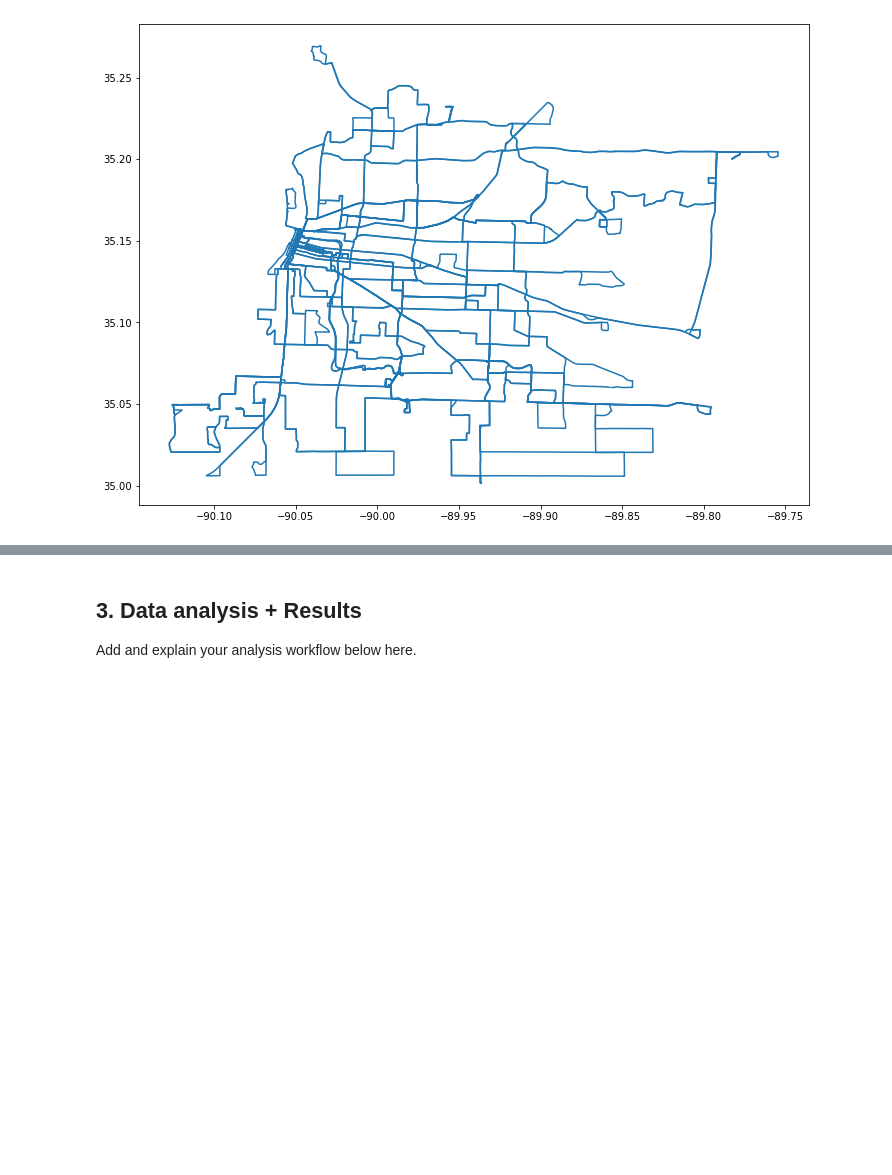
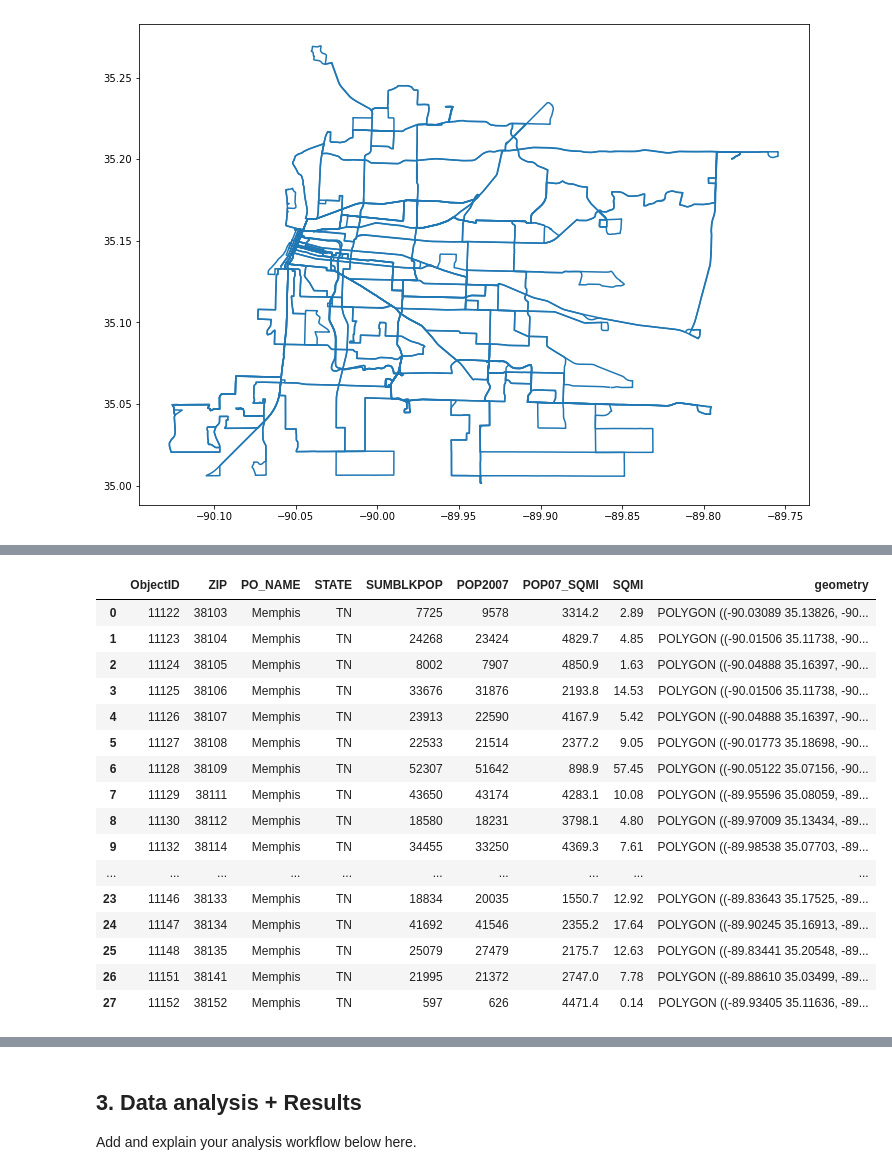
Before and after one commit to Sustainability-GIS-2021/final-assignment-redalisa, a Jupyter notebook: final_assignment.ipynb, the cells around one changed output, grey strips where cells are left out. Cells and saved outputs as stored; diff of their text form; code cells hidden in the pictures; blank space fills up the shorter version.

```diff
--- a/final_assignment.ipynb
+++ b/final_assignment.ipynb
@@ -179,0 +202,22 @@ routes.plot(figsize=(12,12))
+# %%
+# Read in the spatial data for Memphis
+spatial_zipcodes = gpd.read_file("mem_zipcodes_sptl.shp")
+spatial_zipcodes
+# %% [output]
+|  | ObjectID | ZIP | PO_NAME | STATE | SUMBLKPOP | POP2007 | POP07_SQMI | SQMI | geometry |
+| 0 | 11122 | 38103 | Memphis | TN | 7725 | 9578 | 3314.2 | 2.89 | POLYGON ((-90.03089 35.13826, -90... |
+| 1 | 11123 | 38104 | Memphis | TN | 24268 | 23424 | 4829.7 | 4.85 | POLYGON ((-90.01506 35.11738, -90... |
+| 2 | 11124 | 38105 | Memphis | TN | 8002 | 7907 | 4850.9 | 1.63 | POLYGON ((-90.04888 35.16397, -90... |
+| 3 | 11125 | 38106 | Memphis | TN | 33676 | 31876 | 2193.8 | 14.53 | POLYGON ((-90.01506 35.11738, -90... |
+| 4 | 11126 | 38107 | Memphis | TN | 23913 | 22590 | 4167.9 | 5.42 | POLYGON ((-90.04888 35.16397, -90... |
+| 5 | 11127 | 38108 | Memphis | TN | 22533 | 21514 | 2377.2 | 9.05 | POLYGON ((-90.01773 35.18698, -90... |
+| 6 | 11128 | 38109 | Memphis | TN | 52307 | 51642 | 898.9 | 57.45 | POLYGON ((-90.05122 35.07156, -90... |
+| 7 | 11129 | 38111 | Memphis | TN | 43650 | 43174 | 4283.1 | 10.08 | POLYGON ((-89.95596 35.08059, -89... |
+| 8 | 11130 | 38112 | Memphis | TN | 18580 | 18231 | 3798.1 | 4.80 | POLYGON ((-89.97009 35.13434, -89... |
+| 9 | 11132 | 38114 | Memphis | TN | 34455 | 33250 | 4369.3 | 7.61 | POLYGON ((-89.98538 35.07703, -89... |
+| ... | ... | ... | ... | ... | ... | ... | ... | ... | ... |
+| 23 | 11146 | 38133 | Memphis | TN | 18834 | 20035 | 1550.7 | 12.92 | POLYGON ((-89.83643 35.17525, -89... |
+| 24 | 11147 | 38134 | Memphis | TN | 41692 | 41546 | 2355.2 | 17.64 | POLYGON ((-89.90245 35.16913, -89... |
+| 25 | 11148 | 38135 | Memphis | TN | 25079 | 27479 | 2175.7 | 12.63 | POLYGON ((-89.83441 35.20548, -89... |
+| 26 | 11151 | 38141 | Memphis | TN | 21995 | 21372 | 2747.0 | 7.78 | POLYGON ((-89.88610 35.03499, -89... |
+| 27 | 11152 | 38152 | Memphis | TN | 597 | 626 | 4471.4 | 0.14 | POLYGON ((-89.93405 35.11636, -89... |
```
Also changed, not shown: parts of 6 cells of this notebook, 17 other files.
